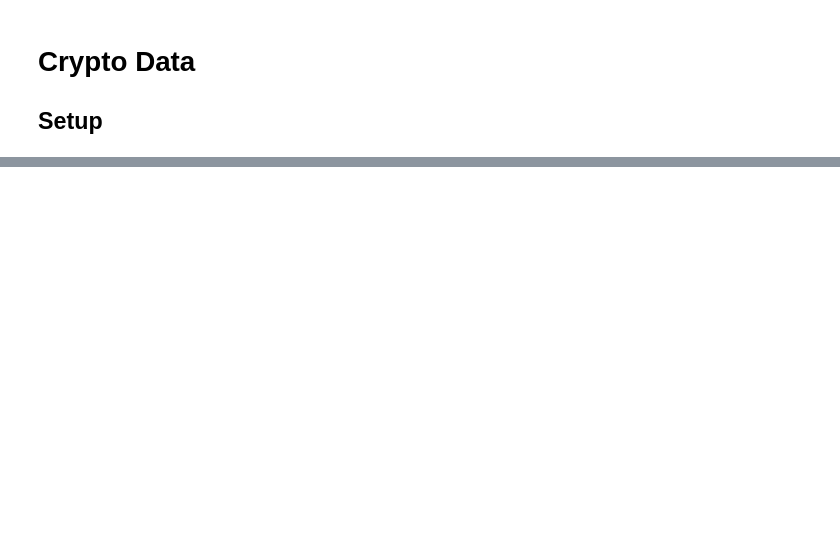
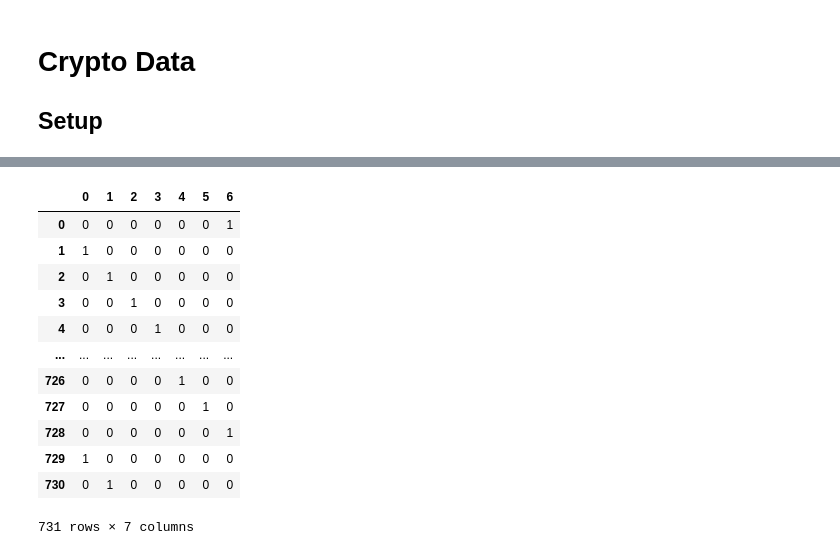
Before and after one commit to fgias/stock-price-anomaly-detection, a Jupyter notebook: crypto_data.ipynb, the cells around one changed output, grey strips where cells are left out. Cells and saved outputs as stored; diff of their text form; code cells hidden in the pictures; blank space fills up the shorter version.

```diff
--- a/crypto_data.ipynb
+++ b/crypto_data.ipynb
@@ -14,0 +176,27 @@ for ticker in tickers:
+# %%
+time_features = np.zeros([data_tensor.shape[0], 7])
+time_features = pd.DataFrame(time_features, dtype=int)
+# %%
+# Day one-hot encoding
+week_length = 7
+starting_day = 6 # The starting day, Feb 11, 2024, is Sunday
+for i in range(len(time_features)):
+    weekday = divmod(i, week_length)[1]
+    weekday = divmod(weekday + starting_day, week_length)[1]
+    time_features.loc[i, weekday] = 1
+# %%
+time_features
+# %% [output]
+|  | 0 | 1 | 2 | 3 | 4 | 5 | 6 |
+| 0 | 0 | 0 | 0 | 0 | 0 | 0 | 1 |
+| 1 | 1 | 0 | 0 | 0 | 0 | 0 | 0 |
+| 2 | 0 | 1 | 0 | 0 | 0 | 0 | 0 |
+| 3 | 0 | 0 | 1 | 0 | 0 | 0 | 0 |
+| 4 | 0 | 0 | 0 | 1 | 0 | 0 | 0 |
+| ... | ... | ... | ... | ... | ... | ... | ... |
+| 726 | 0 | 0 | 0 | 0 | 1 | 0 | 0 |
+| 727 | 0 | 0 | 0 | 0 | 0 | 1 | 0 |
+| 728 | 0 | 0 | 0 | 0 | 0 | 0 | 1 |
+| 729 | 1 | 0 | 0 | 0 | 0 | 0 | 0 |
+| 730 | 0 | 1 | 0 | 0 | 0 | 0 | 0 |
+731 rows × 7 columns
```
Also changed, not shown: parts of 24 cells of this notebook.
